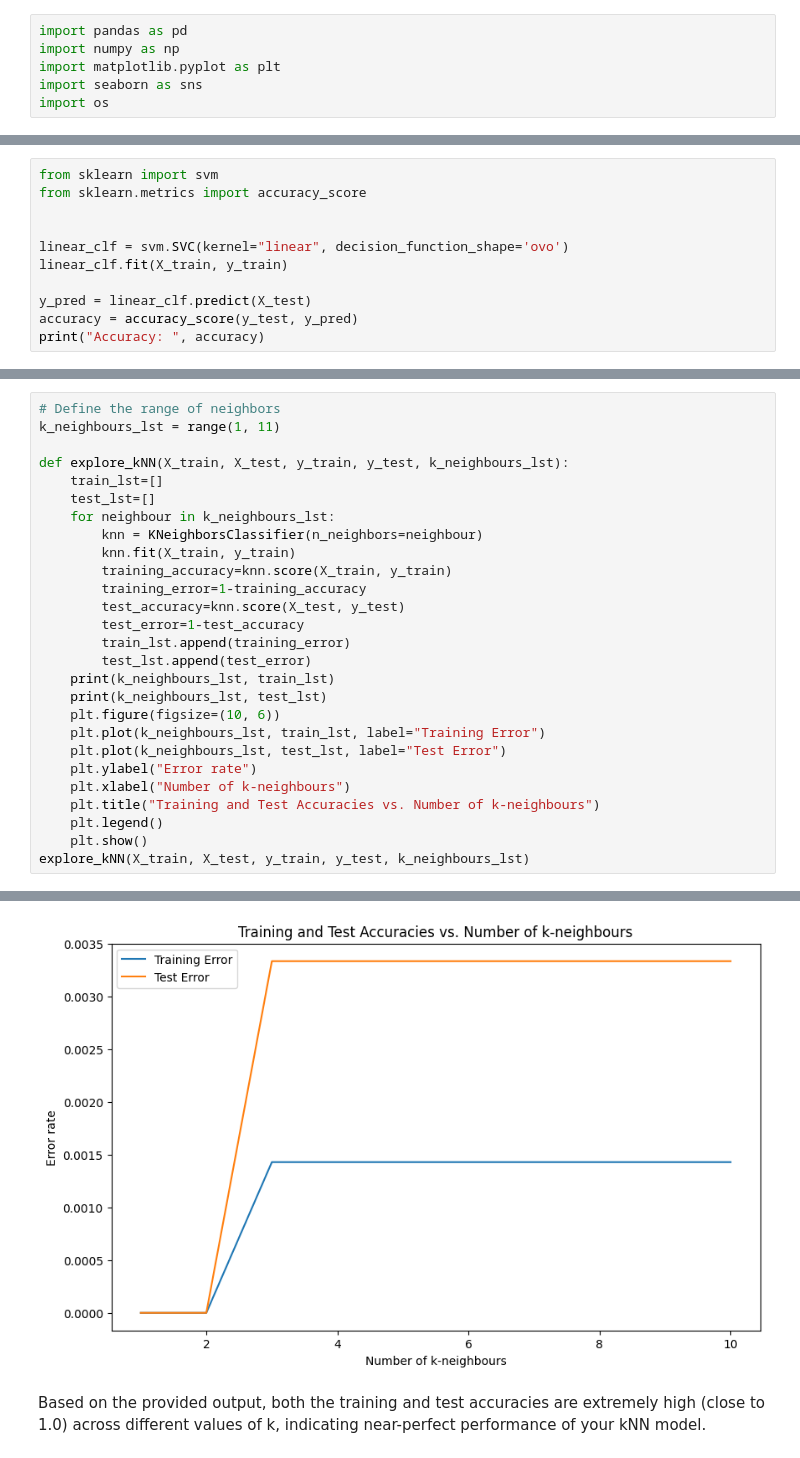
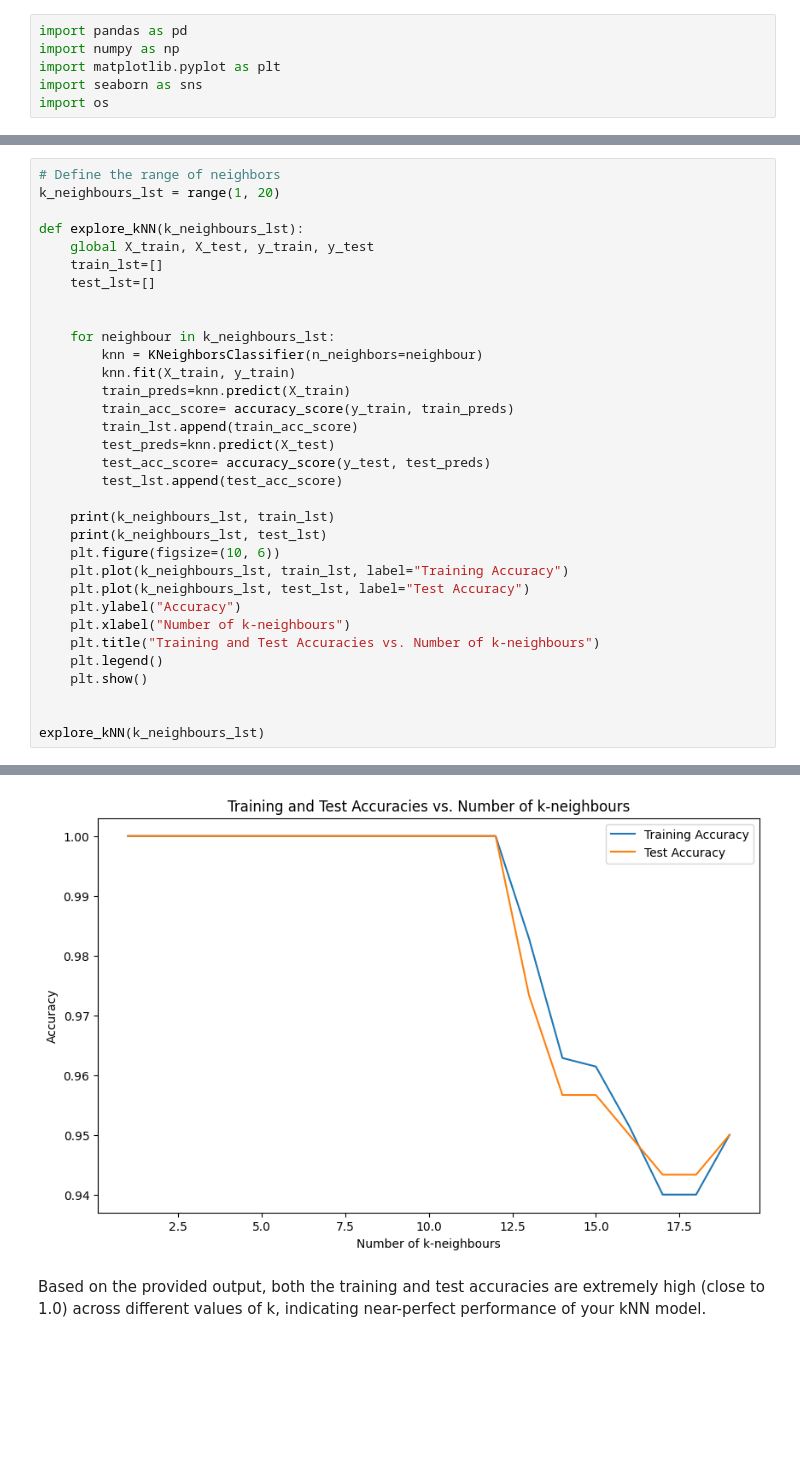
Before and after one commit to eugenegancw/Lung_Cancer_Prediction, a Jupyter notebook: LinearModels_HyperparameterTuning_final.ipynb, the cells around one changed output, grey strips where cells are left out. Drawn from its saved outputs; the diff is of its cells as text; blank space fills up the shorter version.

```diff
--- a/LinearModels_HyperparameterTuning_final.ipynb
+++ b/LinearModels_HyperparameterTuning_final.ipynb
@@ -84,11 +50,0 @@ X_train.shape
-# %%
-from sklearn import svm
-from sklearn.metrics import accuracy_score
-
-
-linear_clf = svm.SVC(kernel="linear", decision_function_shape='ovo')
-linear_clf.fit(X_train, y_train)
-
-y_pred = linear_clf.predict(X_test)
-accuracy = accuracy_score(y_test, y_pred)
-print("Accuracy: ", accuracy)
@@ -137,28 +190,34 @@ KNN prediction Accuracy:  0.9966666666666667
 # %%
 # Define the range of neighbors
-k_neighbours_lst = range(1, 11)
+k_neighbours_lst = range(1, 20)
 
-def explore_kNN(X_train, X_test, y_train, y_test, k_neighbours_lst):
+def explore_kNN(k_neighbours_lst):
+    global X_train, X_test, y_train, y_test
     train_lst=[]
     test_lst=[]
+
+
     for neighbour in k_neighbours_lst:
         knn = KNeighborsClassifier(n_neighbors=neighbour)
         knn.fit(X_train, y_train)
-        training_accuracy=knn.score(X_train, y_train)
-        training_error=1-training_accuracy
-        test_accuracy=knn.score(X_test, y_test)
-        test_error=1-test_accuracy
-        train_lst.append(training_error)
-        test_lst.append(test_error)
+        train_preds=knn.predict(X_train)
+        train_acc_score= accuracy_score(y_train, train_preds)
+        train_lst.append(train_acc_score)
+        test_preds=knn.predict(X_test)
+        test_acc_score= accuracy_score(y_test, test_preds)
+        test_lst.append(test_acc_score)
+
     print(k_neighbours_lst, train_lst)
     print(k_neighbours_lst, test_lst)
     plt.figure(figsize=(10, 6))
-    plt.plot(k_neighbours_lst, train_lst, label="Training Error")
-    plt.plot(k_neighbours_lst, test_lst, label="Test Error")
-    plt.ylabel("Error rate")
+    plt.plot(k_neighbours_lst, train_lst, label="Training Accuracy")
+    plt.plot(k_neighbours_lst, test_lst, label="Test Accuracy")
+    plt.ylabel("Accuracy")
     plt.xlabel("Number of k-neighbours")
     plt.title("Training and Test Accuracies vs. Number of k-neighbours")
     plt.legend()
     plt.show()
-explore_kNN(X_train, X_test, y_train, y_test, k_neighbours_lst)
+
+
+explore_kNN(k_neighbours_lst)
 # %% [output]
@@ -167,4 +226,4 @@ range(1, 11) [0.0, 0.0, 0.0033333333333332993, 0.0033333333333332993, 0.00333333
-[figure, old version]
+[figure, new version]
 # %% [markdown]
 Based on the provided output, both the training and test accuracies are extremely high (close to 1.0) across different values of k, indicating near-perfect performance of your kNN model.
 # %%
```
Also changed, not shown: parts of 39 cells of this notebook.
